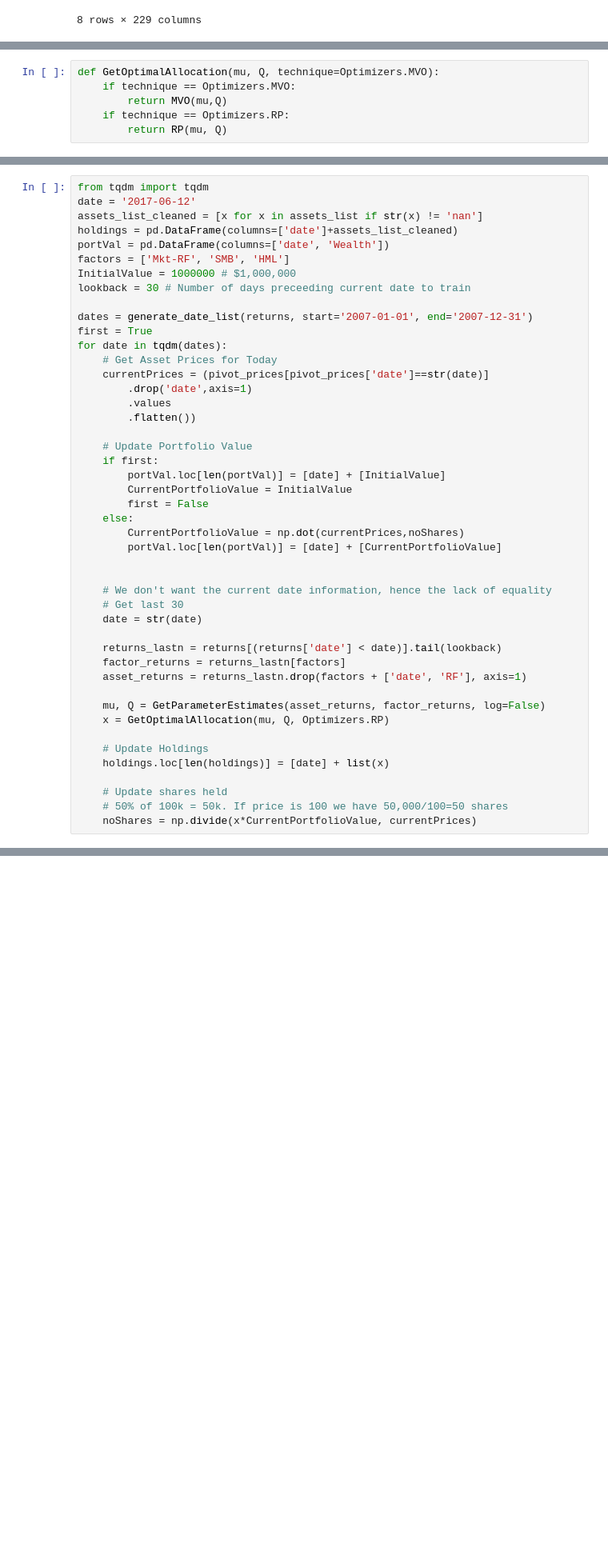
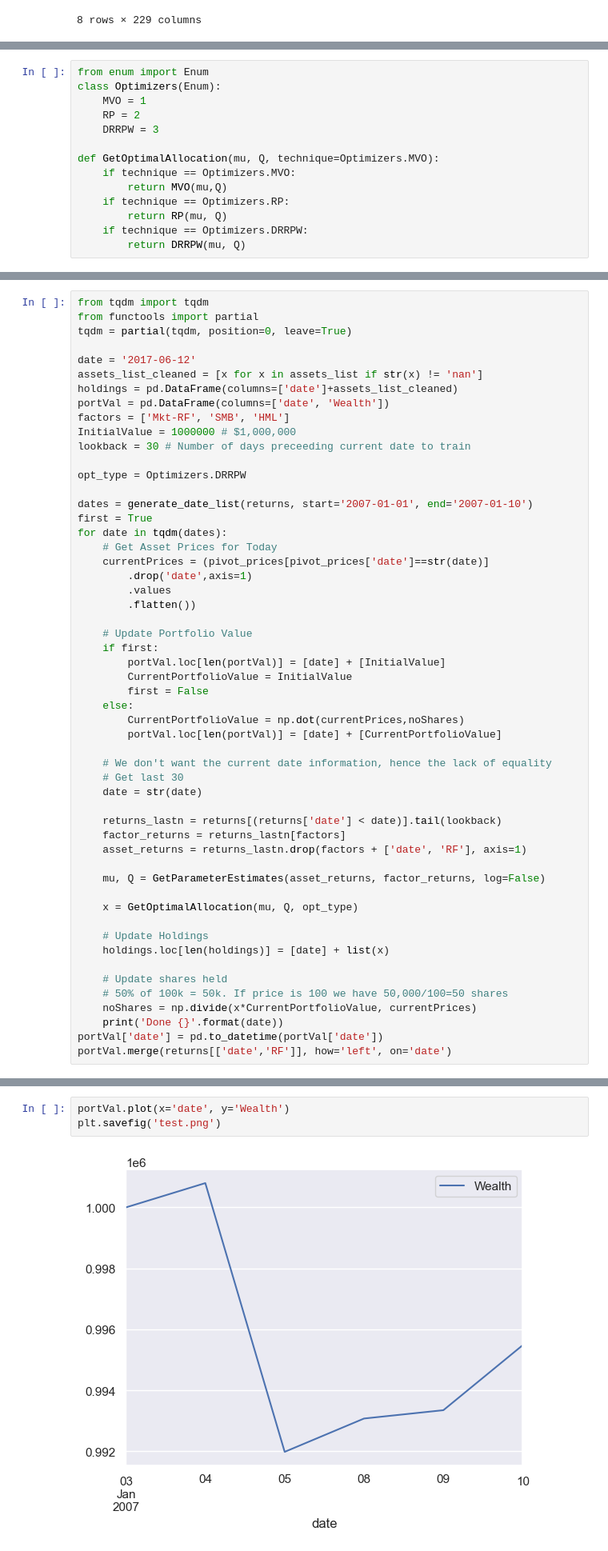
Before and after one commit to rafayk7/meta-portfolio-optimization, a Jupyter notebook: ActualWork/Explore/ExploreData.ipynb, the cells around one changed output, grey strips where cells are left out. Shown at 80% size. Cells and saved outputs as stored; diff of their text form; blank space fills up the shorter version.

Commit message:
add drrp-w and rp code with plotting

```diff
--- a/ActualWork/Explore/ExploreData.ipynb
+++ b/ActualWork/Explore/ExploreData.ipynb
@@ -190,8 +280,16 @@ def generate_date_list(data, start, end):
     data = data.loc[mask]
     return data.date.apply(lambda x: x.date()).unique().tolist()
 # %%
+from enum import Enum
+class Optimizers(Enum):
+    MVO = 1
+    RP = 2
+    DRRPW = 3
+
 def GetOptimalAllocation(mu, Q, technique=Optimizers.MVO):
     if technique == Optimizers.MVO:
         return MVO(mu,Q)
     if technique == Optimizers.RP:
         return RP(mu, Q)
+    if technique == Optimizers.DRRPW:
+        return DRRPW(mu, Q)
@@ -208,5 +296,8 @@ holdings.tail()
 # %%
 from tqdm import tqdm
+from functools import partial
+tqdm = partial(tqdm, position=0, leave=True)
+
 date = '2017-06-12'
 assets_list_cleaned = [x for x in assets_list if str(x) != 'nan']
 holdings = pd.DataFrame(columns=['date']+assets_list_cleaned)
@@ -215,7 +306,9 @@ factors = ['Mkt-RF', 'SMB', 'HML']
 InitialValue = 1000000 # $1,000,000
 lookback = 30 # Number of days preceeding current date to train
 
-dates = generate_date_list(returns, start='2007-01-01', end='2007-12-31')
+opt_type = Optimizers.DRRPW
+
+dates = generate_date_list(returns, start='2007-01-01', end='2007-01-10')
 first = True
 for date in tqdm(dates):
     # Get Asset Prices for Today
@@ -233,7 +326,6 @@ for date in tqdm(dates):
         CurrentPortfolioValue = np.dot(currentPrices,noShares)
         portVal.loc[len(portVal)] = [date] + [CurrentPortfolioValue]
 
-
     # We don't want the current date information, hence the lack of equality
     # Get last 30
     date = str(date)
@@ -243,7 +335,8 @@ for date in tqdm(dates):
     asset_returns = returns_lastn.drop(factors + ['date', 'RF'], axis=1)
 
     mu, Q = GetParameterEstimates(asset_returns, factor_returns, log=False)
-    x = GetOptimalAllocation(mu, Q, Optimizers.RP)
+
+    x = GetOptimalAllocation(mu, Q, opt_type)
 
     # Update Holdings
     holdings.loc[len(holdings)] = [date] + list(x)
@@ -251,4 +344,7 @@ for date in tqdm(dates):
     # Update shares held
     # 50% of 100k = 50k. If price is 100 we have 50,000/100=50 shares
     noShares = np.divide(x*CurrentPortfolioValue, currentPrices)
+    print('Done {}'.format(date))
+portVal['date'] = pd.to_datetime(portVal['date'])
+portVal.merge(returns[['date','RF']], how='left', on='date')
 # %% [output]
@@ -255,0 +484,5 @@ NotImplementedError: Strict inequalities are not allowed.
+# %%
+portVal.plot(x='date', y='Wealth')
+plt.savefig('test.png')
+# %% [output]
+[figure, added]
```
Also changed, not shown: parts of 8 cells of this notebook, 9 other files.
